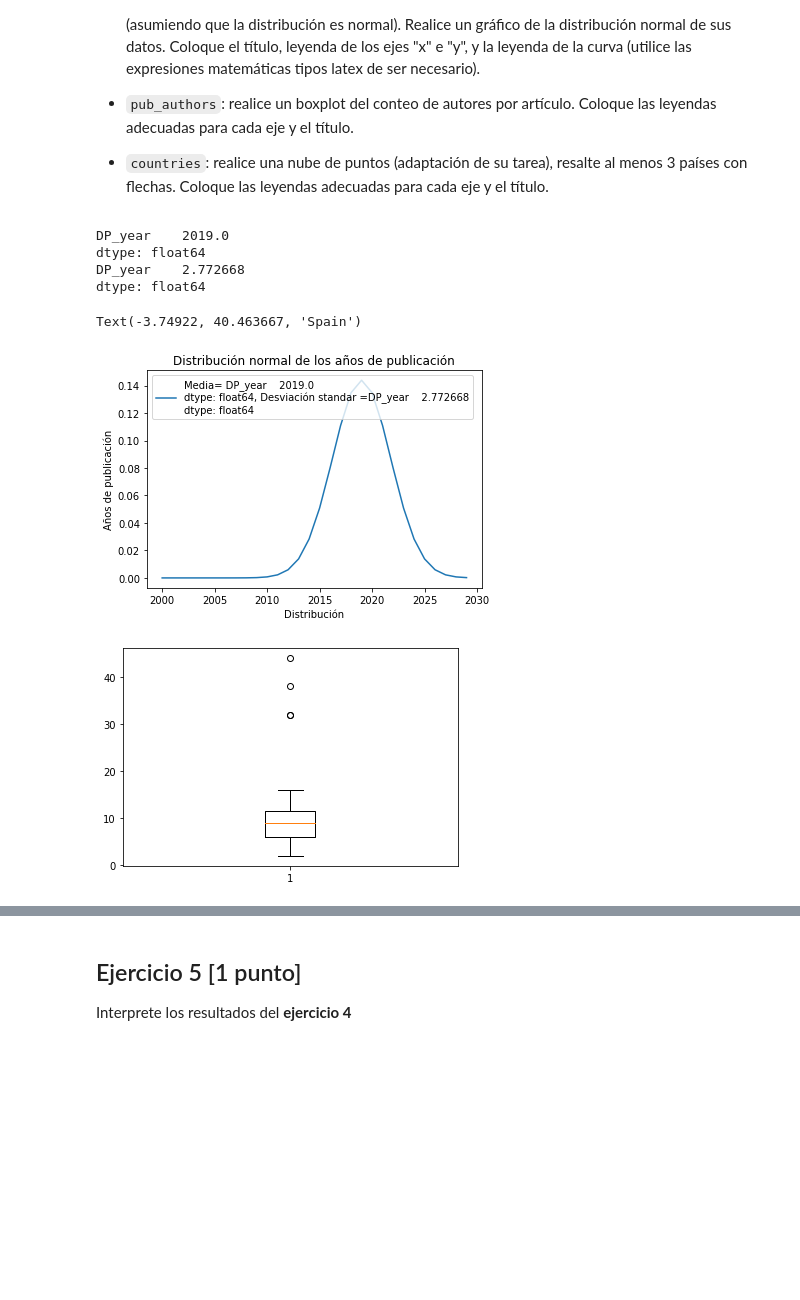
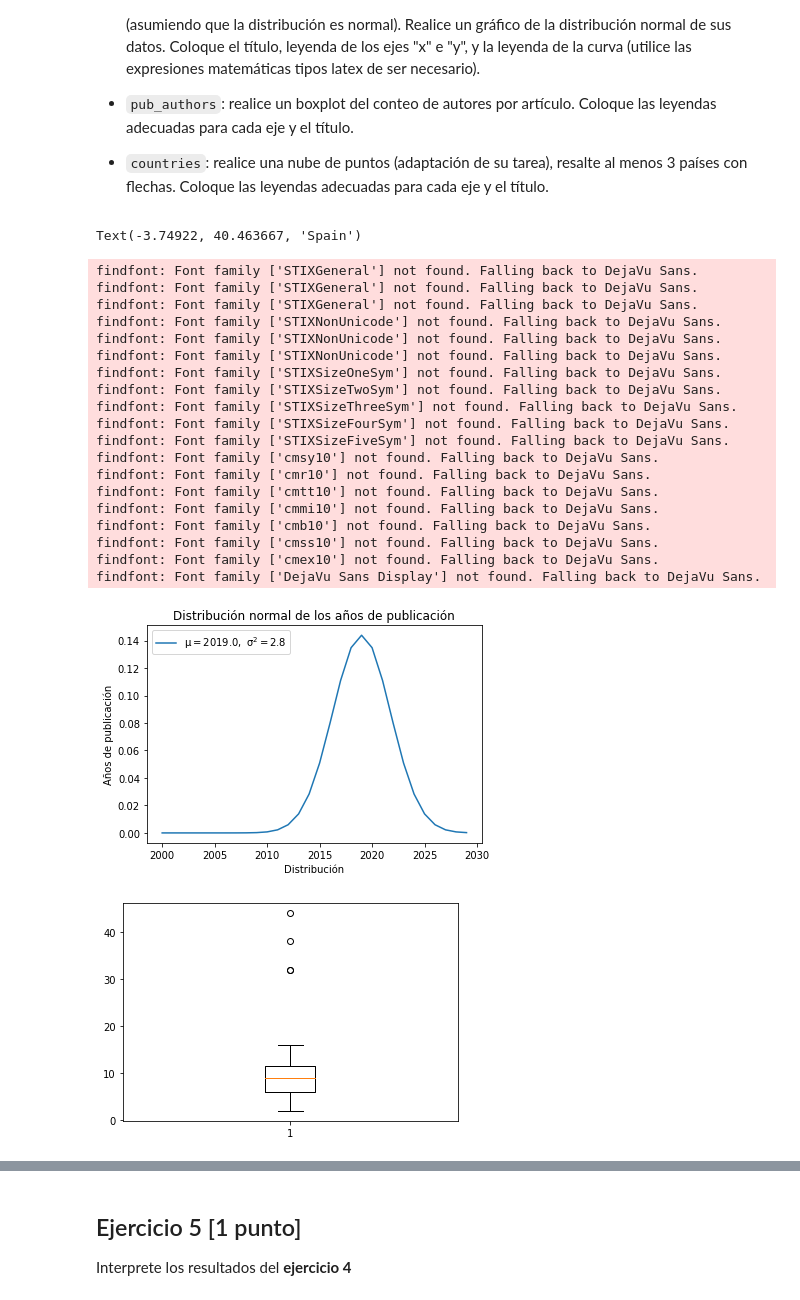
Before and after one commit to renatojobal/PruebaCatalina, a Jupyter notebook: 2021II_GBI6_ExamenParcialPython.ipynb, the cells around one changed output, grey strips where cells are left out. Saved outputs shown, nothing was run; the diff lists cells and outputs as text; code cells hidden in the pictures; blank space fills up the shorter version.

```diff
--- a/2021II_GBI6_ExamenParcialPython.ipynb
+++ b/2021II_GBI6_ExamenParcialPython.ipynb
@@ -162,17 +162,16 @@ import pandas as pd
 from scipy.stats import norm
 
 # df_pub_yer
-pub_year_median = df_pub_year.median(numeric_only=True)
+pun_year_median = df_pub_year.median(numeric_only=True)
 pub_year_standar_deviation = df_pub_year.std(numeric_only=True)
 
-print(pub_year_median)
-print(pub_year_standar_deviation)
+
 x_axis = np.arange(2000, 2030, 1)
 
 fig1, ax1 = plt.subplots()
 
-label = f"Media= {pub_year_median}, Desviación standar ={pub_year_standar_deviation}"
-ax1.plot(x_axis, norm.pdf(x_axis, pub_year_median, pub_year_standar_deviation), label=label)
+label = "$\mu = %.1f, \ \sigma^2=%.1f$" %(pun_year_median[0], pub_year_standar_deviation[0])
+ax1.plot(x_axis, norm.pdf(x_axis, pun_year_median, pub_year_standar_deviation), label=label)
 ax1.set_title("Distribución normal de los años de publicación")
 ax1.set_xlabel("Distribución")
 ax1.set_ylabel("Años de publicación")
@@ -200,39 +199,54 @@ ax2.boxplot(df_pub_authors["num_auth"])
 countries_lat_lon = pd.read_csv('./data/countries.csv', engine='python', skipfooter=3)
 
 countries_lat_lon['name'] = countries_lat_lon['name'].str.lower()
 countries_lat_lon = countries_lat_lon.rename(columns={'name': 'country_name'})
 
 #countries_lat_lon = countries_lat_lon[countries_lat_lon["name"].isin(df_countries["country"].to_list())]
 
 
 df_countries['country'] = df_countries['country'].str.lower()
 
 df_countries = df_countries.rename(columns={'country': 'country_name'})
 
 joined_data = pd.concat([df_countries, countries_lat_lon]).groupby(['country_name']).sum()
 
 joined_data = joined_data[joined_data['num_auth'].notna()]
 
 
 plt.figure(figsize=(10,5))
 plt.title('Nuve de puntos')
 plt.xlabel('Latitud')
 plt.ylabel('Longitud')
 
 
 plt.scatter(joined_data['longitude'], joined_data['latitude'], c=joined_data['latitude'], marker='o', label='Puntos')
 plt.colorbar()
 
 plt.annotate('Ecuador', xy= (joined_data.loc['ecuador']['longitude'], joined_data.loc['ecuador']['latitude']), arrowprops={'arrowstyle': '->'})
 plt.annotate('United States', xy= (joined_data.loc['united states']['longitude'], joined_data.loc['united states']['latitude']), arrowprops={'arrowstyle': '->'})
 plt.annotate('Spain', xy= (joined_data.loc['spain']['longitude'], joined_data.loc['spain']['latitude']), arrowprops={'arrowstyle': '->'})
 # %% [output]
-DP_year    2019.0
-dtype: float64
-DP_year    2.772668
-dtype: float64
+Text(-3.74922, 40.463667, 'Spain')
-Text(-3.74922, 40.463667, 'Spain')
+findfont: Font family ['STIXGeneral'] not found. Falling back to DejaVu Sans.
+findfont: Font family ['STIXGeneral'] not found. Falling back to DejaVu Sans.
+findfont: Font family ['STIXGeneral'] not found. Falling back to DejaVu Sans.
+findfont: Font family ['STIXNonUnicode'] not found. Falling back to DejaVu Sans.
+findfont: Font family ['STIXNonUnicode'] not found. Falling back to DejaVu Sans.
+findfont: Font family ['STIXNonUnicode'] not found. Falling back to DejaVu Sans.
+findfont: Font family ['STIXSizeOneSym'] not found. Falling back to DejaVu Sans.
+findfont: Font family ['STIXSizeTwoSym'] not found. Falling back to DejaVu Sans.
+findfont: Font family ['STIXSizeThreeSym'] not found. Falling back to DejaVu Sans.
+findfont: Font family ['STIXSizeFourSym'] not found. Falling back to DejaVu Sans.
+findfont: Font family ['STIXSizeFiveSym'] not found. Falling back to DejaVu Sans.
+findfont: Font family ['cmsy10'] not found. Falling back to DejaVu Sans.
+findfont: Font family ['cmr10'] not found. Falling back to DejaVu Sans.
+findfont: Font family ['cmtt10'] not found. Falling back to DejaVu Sans.
+findfont: Font family ['cmmi10'] not found. Falling back to DejaVu Sans.
+findfont: Font family ['cmb10'] not found. Falling back to DejaVu Sans.
+findfont: Font family ['cmss10'] not found. Falling back to DejaVu Sans.
+findfont: Font family ['cmex10'] not found. Falling back to DejaVu Sans.
+findfont: Font family ['DejaVu Sans Display'] not found. Falling back to DejaVu Sans.
-[figure, old version]
+[figure, new version]
 [figure]
 [figure]
 # %% [markdown]
```
